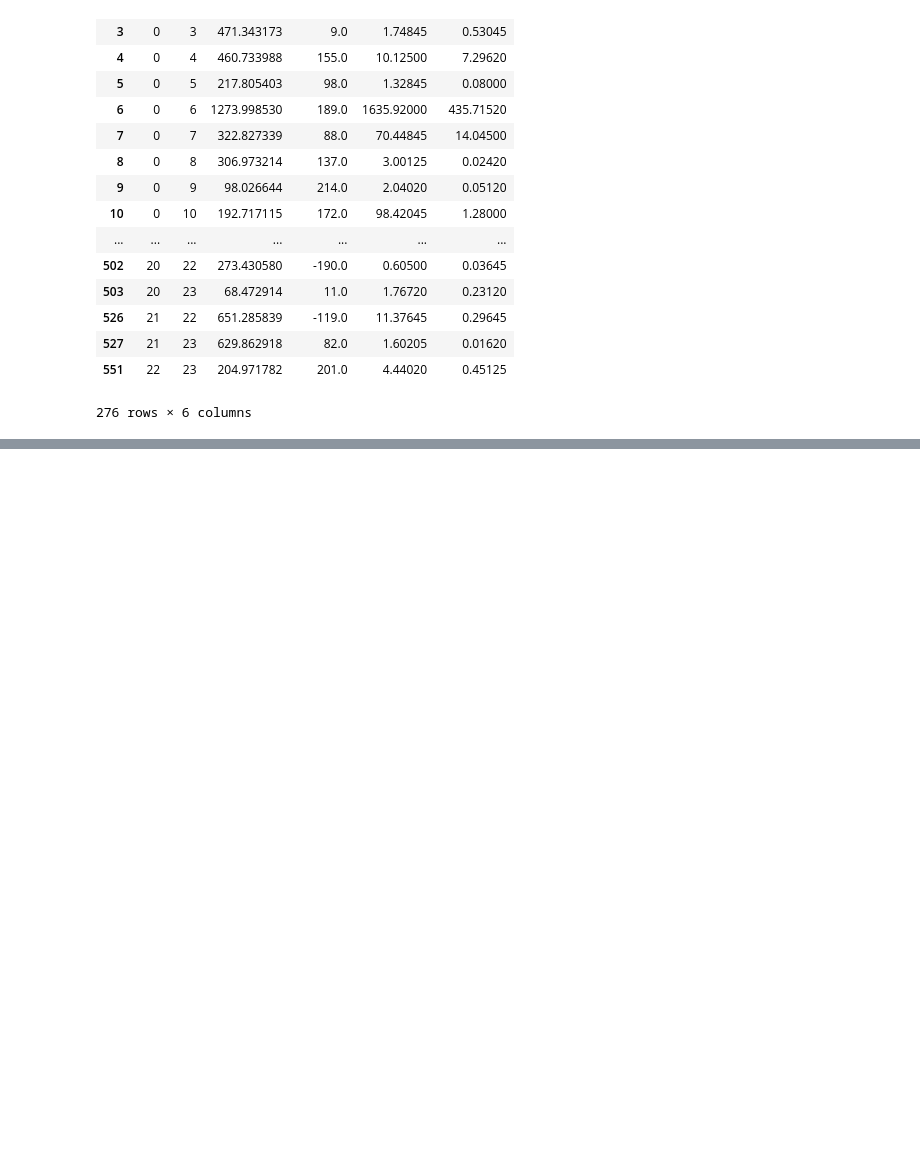
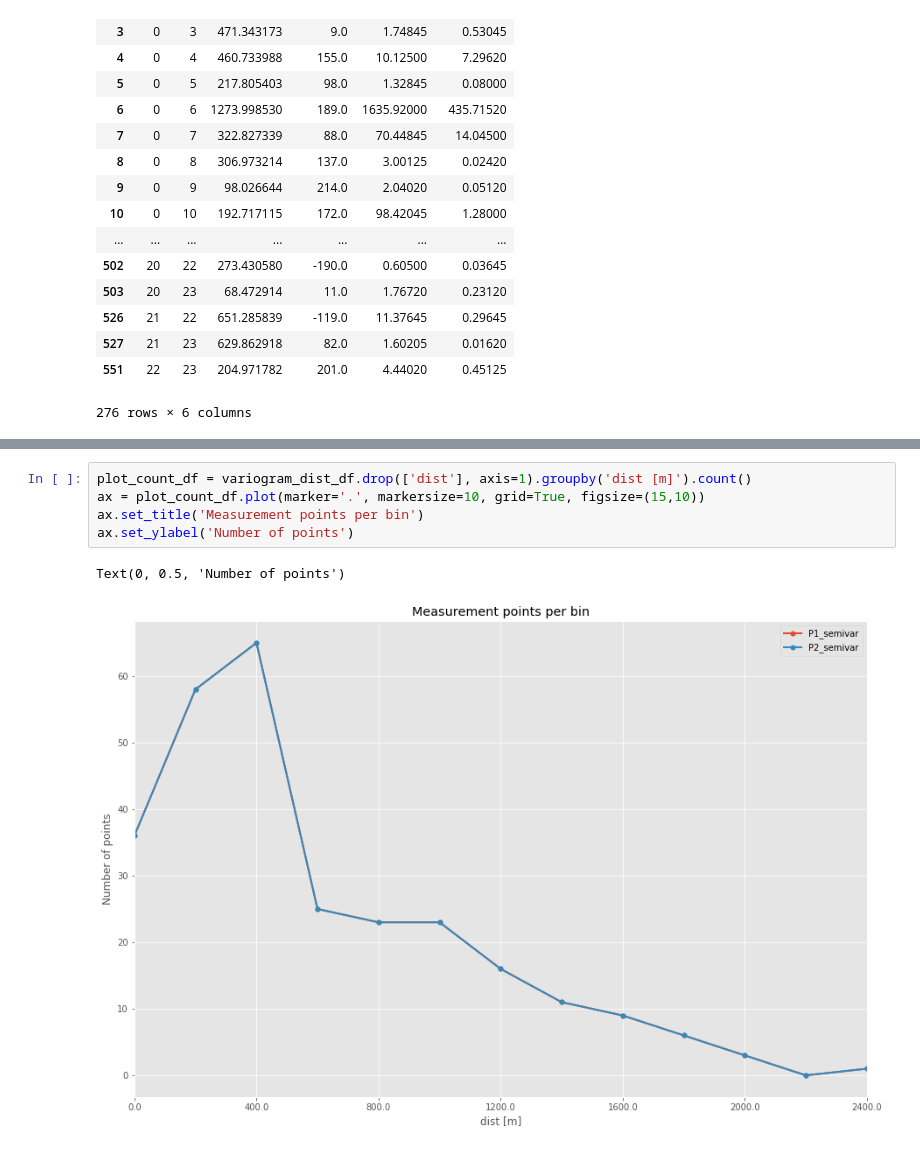
Before and after one commit to clellmann/particle-analysis, a Jupyter notebook: analysis.ipynb, the cells around one changed output, grey strips where cells are left out. Saved outputs shown, nothing was run; the diff lists cells and outputs as text; blank space fills up the shorter version.

```diff
--- a/analysis.ipynb
+++ b/analysis.ipynb
@@ -252,0 +303,8 @@ semivar_df
+# %%
+plot_count_df = variogram_dist_df.drop(['dist'], axis=1).groupby('dist [m]').count()
+ax = plot_count_df.plot(marker='.', markersize=10, grid=True, figsize=(15,10))
+ax.set_title('Measurement points per bin')
+ax.set_ylabel('Number of points')
+# %% [output]
+Text(0, 0.5, 'Number of points')
+[figure, added]
```
Also changed, not shown: parts of 16 cells of this notebook.
